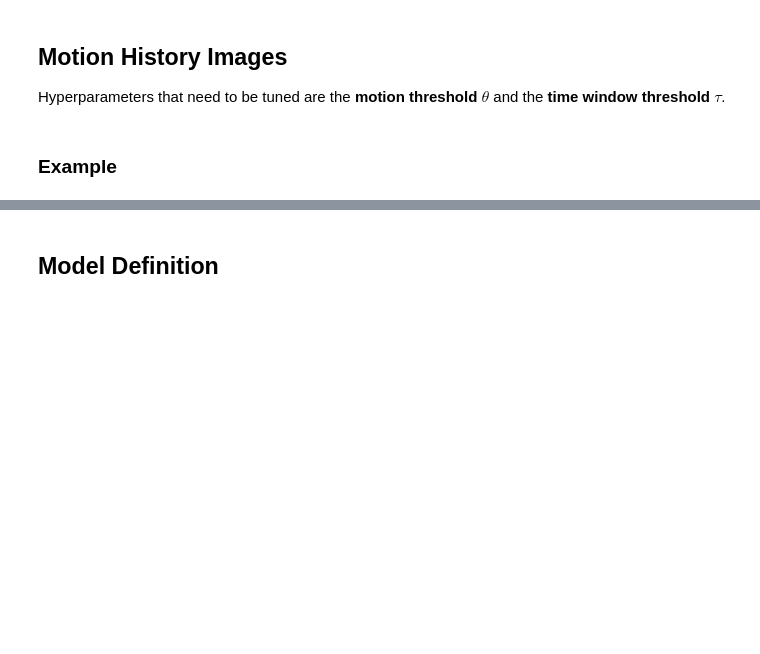
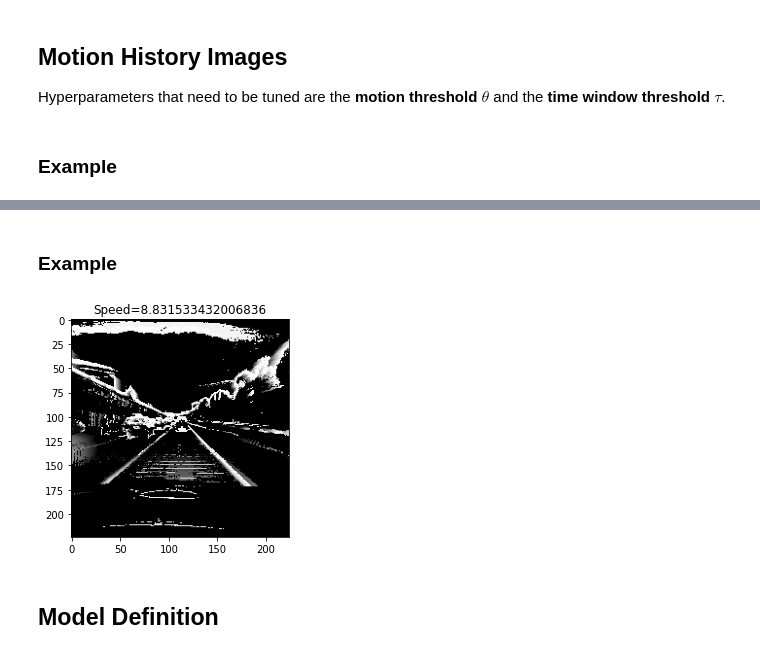
Before and after one commit to rey-allan/commaai-speed-challenge, a Jupyter notebook: speed_challenge.ipynb, the cells around one changed output, grey strips where cells are left out. Cells and saved outputs as stored; diff of their text form; code cells hidden in the pictures; blank space fills up the shorter version.

```diff
--- a/speed_challenge.ipynb
+++ b/speed_challenge.ipynb
@@ -192,0 +165,20 @@ Test set has 2001 frames
+# %%
+class MotionHistoryImagesDataset(Dataset):
+    """Motion History Images dataset"""
+
+    def __init__(self):
+        # Create memmaps to the mhi's and speeds files with copy-on-write so the data is writable in memory not on disk
+        self._mhis = np.memmap('data/train_X.npy', dtype='float64', mode='c', shape=(20400, 3, 224, 224))
+        self._speeds = np.memmap('data/train_y.npy', dtype='float64', mode='c', shape=(20400, 1))
+
+    def __len__(self):
+        return len(self._mhis)
+
+    def __getitem__(self, idx):
+        if torch.is_tensor(idx):
+            idx = idx.tolist()
+
+        # Convert to PyTorch Tensor
+        # We also need to convert to PyTorch's `float` explicitly since NumPy's `float64` is not allowed
+        # See: https://tinyurl.com/ybp4ax86
+        return torch.from_numpy(self._mhis[idx, :]).float(), torch.from_numpy(self._speeds[idx, :]).float()
@@ -193,3 +189,25 @@ Test set has 2001 frames
+# %%
+# Set the seed for reproducibility
+torch.manual_seed(0)
+
+train_set, dev_set = torch.utils.data.random_split(MotionHistoryImagesDataset(), [19380, 1020])
+loaders = {name: DataLoader(dataset, batch_size=64, shuffle=True, num_workers=4)
+           for name, dataset in [('train', train_set), ('dev', dev_set)]}
+sizes = {'train': 19380, 'dev': 1020}
+# %% [markdown]
+### Example
+# %%
+for frames, speeds in loaders['train']:
+    frame = frames.numpy()[0, 0, :]
+    speed = np.squeeze(speeds.numpy()[0, :])
+
+    plt.imshow(normalize_and_scale(frame.astype(np.float64)), cmap='gray', vmin=0, vmax=255)
+    plt.title(f'Speed={speed}')
+    plt.show()
+
+    break
+# %% [output]
+[figure, added]
 # %% [markdown]
 ## Model Definition
 # %%
```
Also changed, not shown: parts of 14 cells of this notebook, 2 other files.
